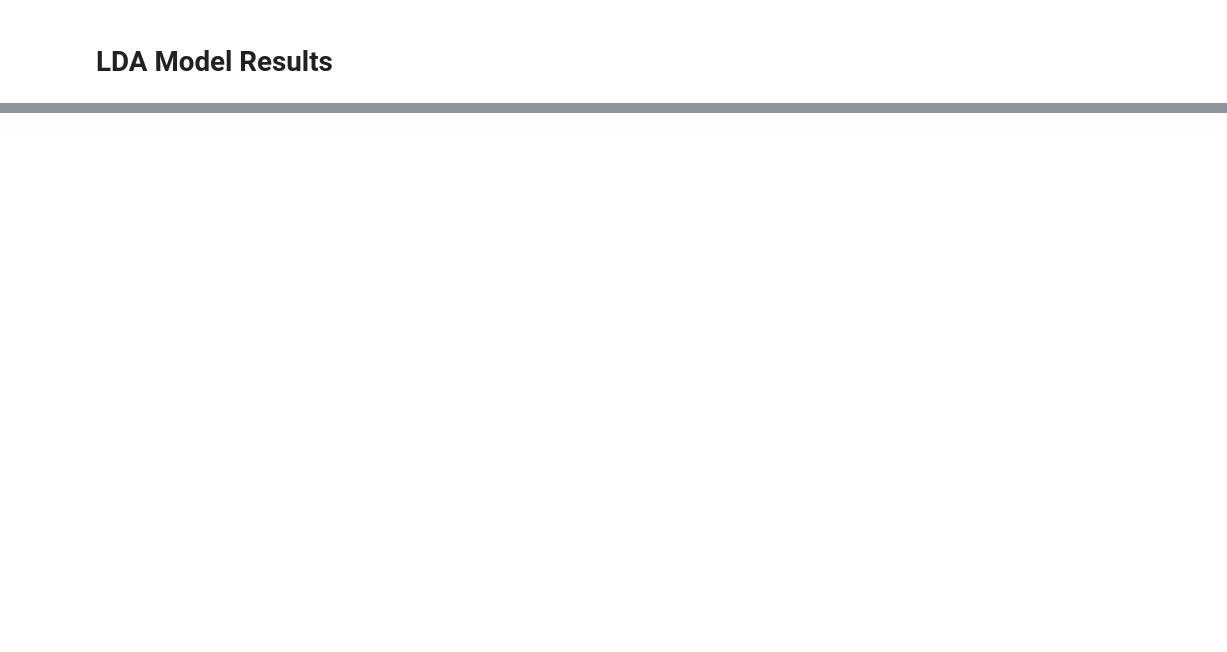
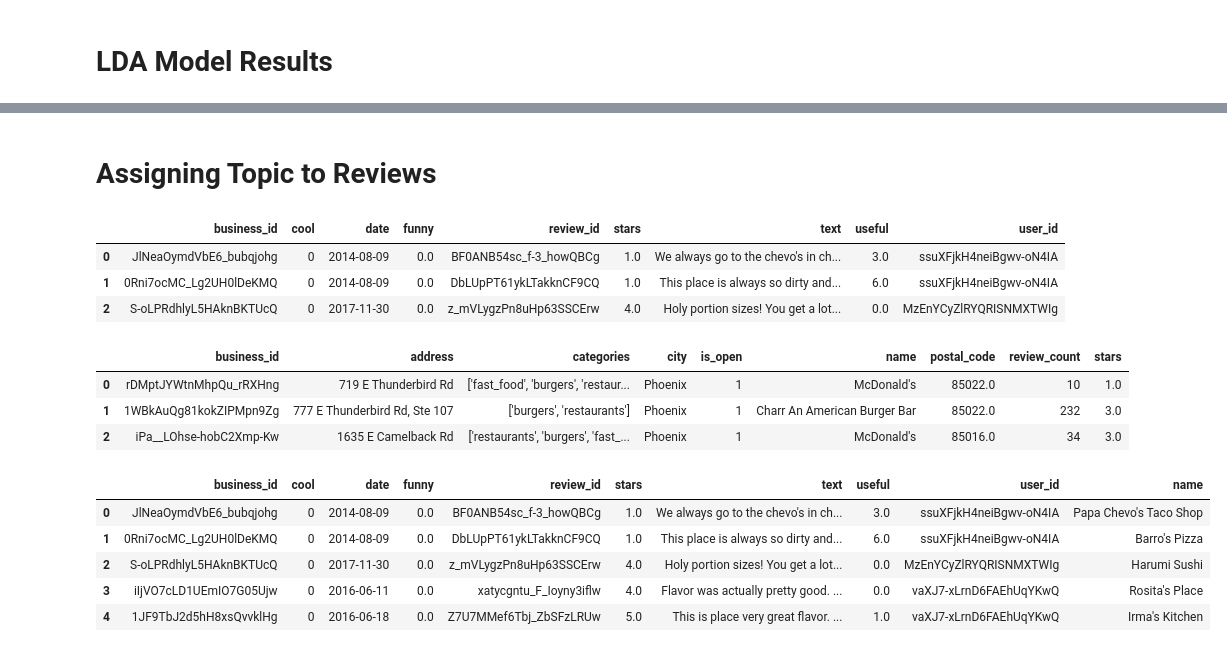
Before and after one commit to samgutentag/yelpsubtopics, a Jupyter notebook: 01_DataExploration/EDA_SUMMARY.ipynb, the cells around one changed output, grey strips where cells are left out. Drawn from its saved outputs; the diff is of its cells as text; code cells hidden in the pictures; blank space fills up the shorter version.

```diff
--- a/01_DataExploration/EDA_SUMMARY.ipynb
+++ b/01_DataExploration/EDA_SUMMARY.ipynb
@@ -566,0 +168,2 @@ time_marker('Done!')
+# %% [markdown]
+# Assigning Topic to Reviews
@@ -566,0 +172,28 @@ time_marker('Done!')
+# %%
+reviews = pd.read_csv('../clean_data/az_restaurant_reviews.csv', index_col=0)
+reviews.head(3)
+# %% [output]
+|  | business_id | cool | date | funny | review_id | stars | text | useful | user_id |
+| 0 | JlNeaOymdVbE6_bubqjohg | 0 | 2014-08-09 | 0.0 | BF0ANB54sc_f-3_howQBCg | 1.0 | We always go to the chevo's in ch... | 3.0 | ssuXFjkH4neiBgwv-oN4IA |
+| 1 | 0Rni7ocMC_Lg2UH0lDeKMQ | 0 | 2014-08-09 | 0.0 | DbLUpPT61ykLTakknCF9CQ | 1.0 | This place is always so dirty and... | 6.0 | ssuXFjkH4neiBgwv-oN4IA |
+| 2 | S-oLPRdhlyL5HAknBKTUcQ | 0 | 2017-11-30 | 0.0 | z_mVLygzPn8uHp63SSCErw | 4.0 | Holy portion sizes! You get a lot... | 0.0 | MzEnYCyZlRYQRISNMXTWIg |
+# %%
+biz = pd.read_csv('../clean_data/business_clean.csv', index_col=0)
+biz = biz.iloc[:,:9].copy()
+biz.head(3)
+# %% [output]
+|  | business_id | address | categories | city | is_open | name | postal_code | review_count | stars |
+| 0 | rDMptJYWtnMhpQu_rRXHng | 719 E Thunderbird Rd | ['fast_food', 'burgers', 'restaur... | Phoenix | 1 | McDonald's | 85022.0 | 10 | 1.0 |
+| 1 | 1WBkAuQg81kokZIPMpn9Zg | 777 E Thunderbird Rd, Ste 107 | ['burgers', 'restaurants'] | Phoenix | 1 | Charr An American Burger Bar | 85022.0 | 232 | 3.0 |
+| 2 | iPa__LOhse-hobC2Xmp-Kw | 1635 E Camelback Rd | ['restaurants', 'burgers', 'fast_... | Phoenix | 1 | McDonald's | 85016.0 | 34 | 3.0 |
+# %%
+review_df = reviews.merge(biz[['name', 'business_id']], on='business_id', how='left')
+# %%
+review_df.head(5)
+# %% [output]
+|  | business_id | cool | date | funny | review_id | stars | text | useful | user_id | name |
+| 0 | JlNeaOymdVbE6_bubqjohg | 0 | 2014-08-09 | 0.0 | BF0ANB54sc_f-3_howQBCg | 1.0 | We always go to the chevo's in ch... | 3.0 | ssuXFjkH4neiBgwv-oN4IA | Papa Chevo's Taco Shop |
+| 1 | 0Rni7ocMC_Lg2UH0lDeKMQ | 0 | 2014-08-09 | 0.0 | DbLUpPT61ykLTakknCF9CQ | 1.0 | This place is always so dirty and... | 6.0 | ssuXFjkH4neiBgwv-oN4IA | Barro's Pizza |
+| 2 | S-oLPRdhlyL5HAknBKTUcQ | 0 | 2017-11-30 | 0.0 | z_mVLygzPn8uHp63SSCErw | 4.0 | Holy portion sizes! You get a lot... | 0.0 | MzEnYCyZlRYQRISNMXTWIg | Harumi Sushi |
+| 3 | iIjVO7cLD1UEmIO7G05Ujw | 0 | 2016-06-11 | 0.0 | xatycgntu_F_Ioyny3iflw | 4.0 | Flavor was actually pretty good. ... | 0.0 | vaXJ7-xLrnD6FAEhUqYKwQ | Rosita's Place |
+| 4 | 1JF9TbJ2d5hH8xsQvvklHg | 0 | 2016-06-18 | 0.0 | Z7U7MMef6Tbj_ZbSFzLRUw | 5.0 | This is place very great flavor. ... | 1.0 | vaXJ7-xLrnD6FAEhUqYKwQ | Irma's Kitchen |
```
Also changed, not shown: parts of 68 cells of this notebook, 2 other files.
